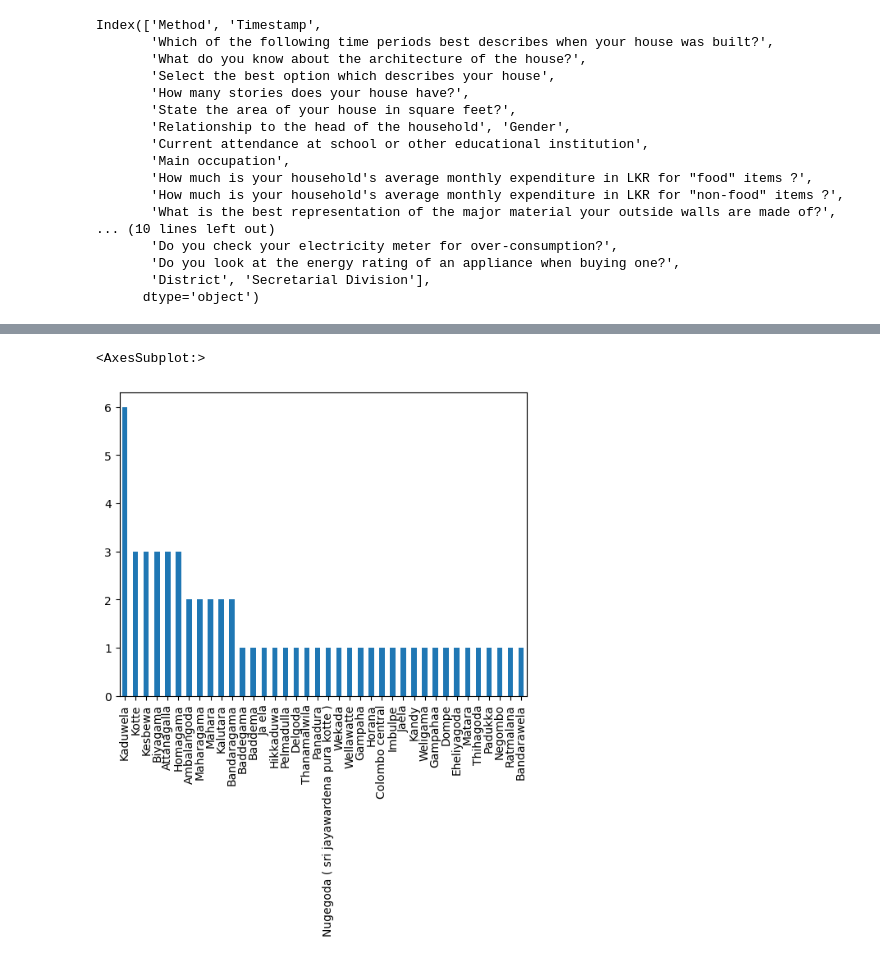
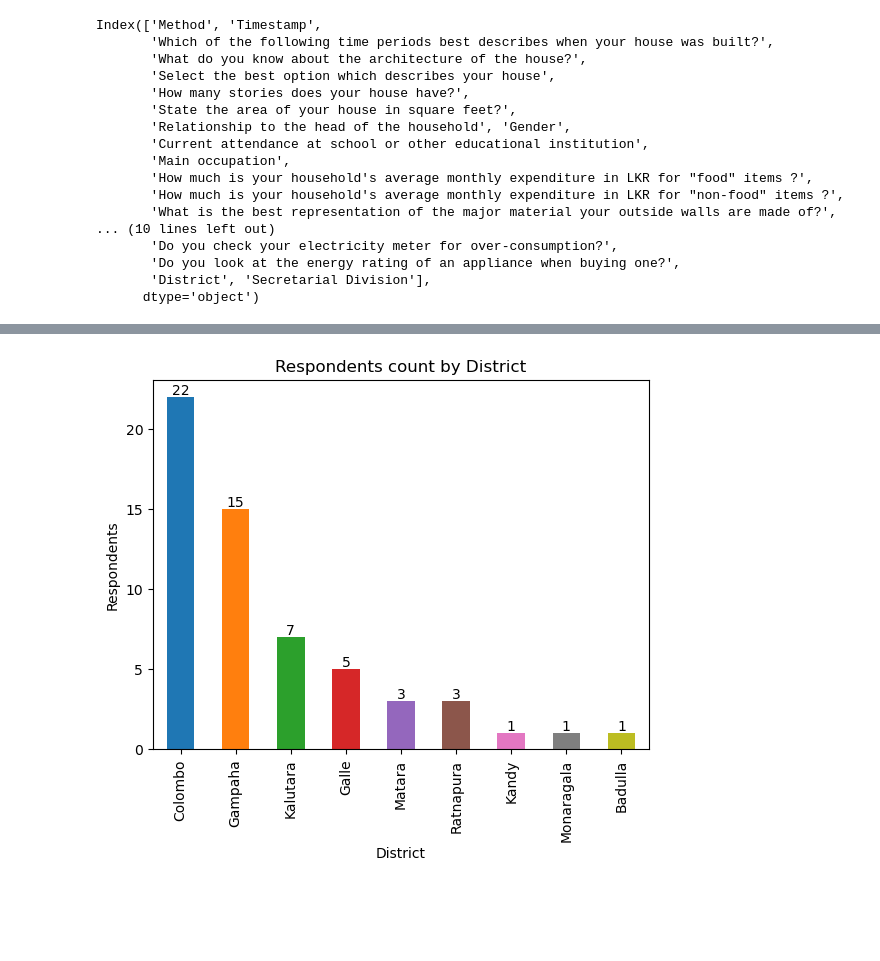
Before and after one commit to pcperera/energy-usage-sri-lanka, a Jupyter notebook: descriptive.ipynb, the cells around one changed output, grey strips where cells are left out. Cells and saved outputs as stored; diff of their text form; code cells hidden in the pictures; blank space fills up the shorter version.

```diff
--- a/descriptive.ipynb
+++ b/descriptive.ipynb
@@ -44,6 +45,7 @@ Index(['Method', 'Timestamp',
 # %%
 df = raw_df
 # %%
+df.rename(columns={'What is the major type of roof installation used in your house (on the highest floor)?': 'Roof Installation Type'}, inplace=True)
 df.rename(columns={'Which district you are residing?': 'District'}, inplace=True)
 df.rename(columns={'Which Secretarial division your house belonged?': 'Secretarial Division'}, inplace=True)
 # %%
@@ -67,11 +69,12 @@ Index(['Method', 'Timestamp',
        'District', 'Secretarial Division'],
       dtype='object')
 # %%
-import matplotlib.pyplot as matplot
-import numpy
-value_counts = df['District'].value_counts()
-cmap = matplot.get_cmap('tab10')
-plt = value_counts.plot(kind='bar',  color=cmap(numpy.arange(len(value_counts))))
-plt.set_xlabel('District')
-plt.set_ylabel('Respondents')
-plt.set_title('Respondents count by District')
+def bar_plot(field_name: str):
+    value_counts = df[field_name].value_counts()
+    cmap = matplot.get_cmap('tab10')
+    plt = value_counts.plot(kind='bar',  color=cmap(numpy.arange(len(value_counts))))
+    for i, v in enumerate(value_counts):
+        plt.text(i, v, str(v), ha='center', va='bottom')
+    plt.set_xlabel(field_name)
+    plt.set_ylabel('Respondents')
+    plt.set_title(f'Respondents count by {field_name}')
@@ -81,5 +81,4 @@ Text(0.5, 1.0, 'Respondents count by District')
-# %%
-df['Secretarial Division'].value_counts().plot(kind='bar')
-# %% [output]
-<AxesSubplot:>
-[figure, removed]
+# %%
+bar_plot('District')
+# %% [output]
+[figure, added]
```
Also changed, not shown: parts of 3 cells of this notebook.
